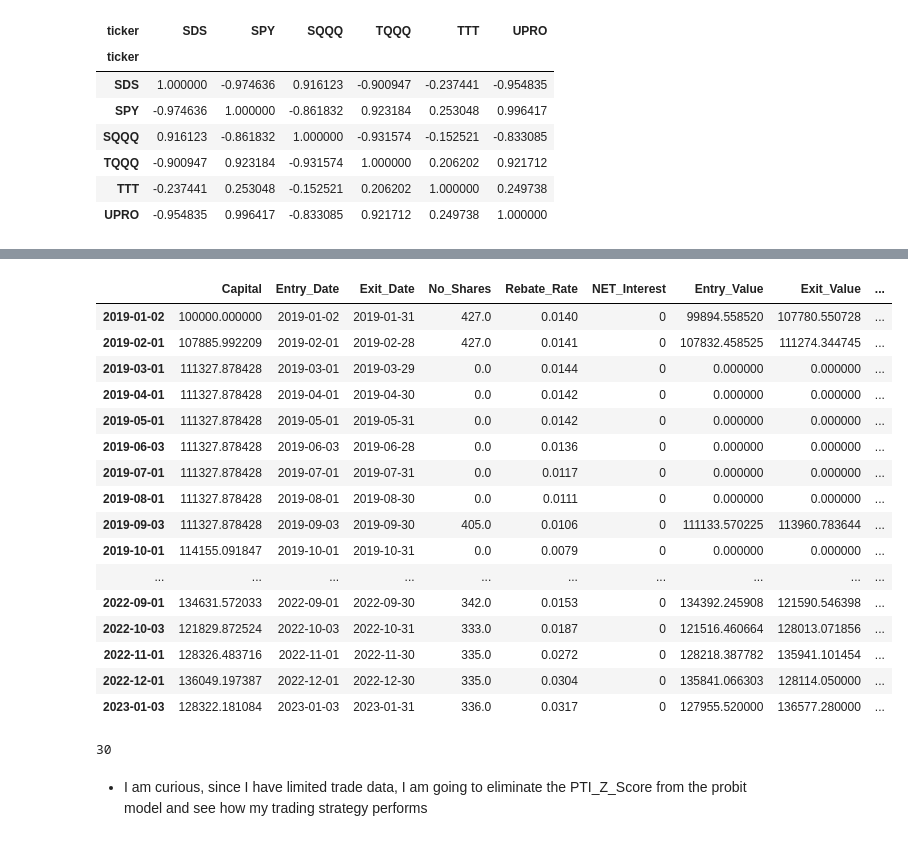
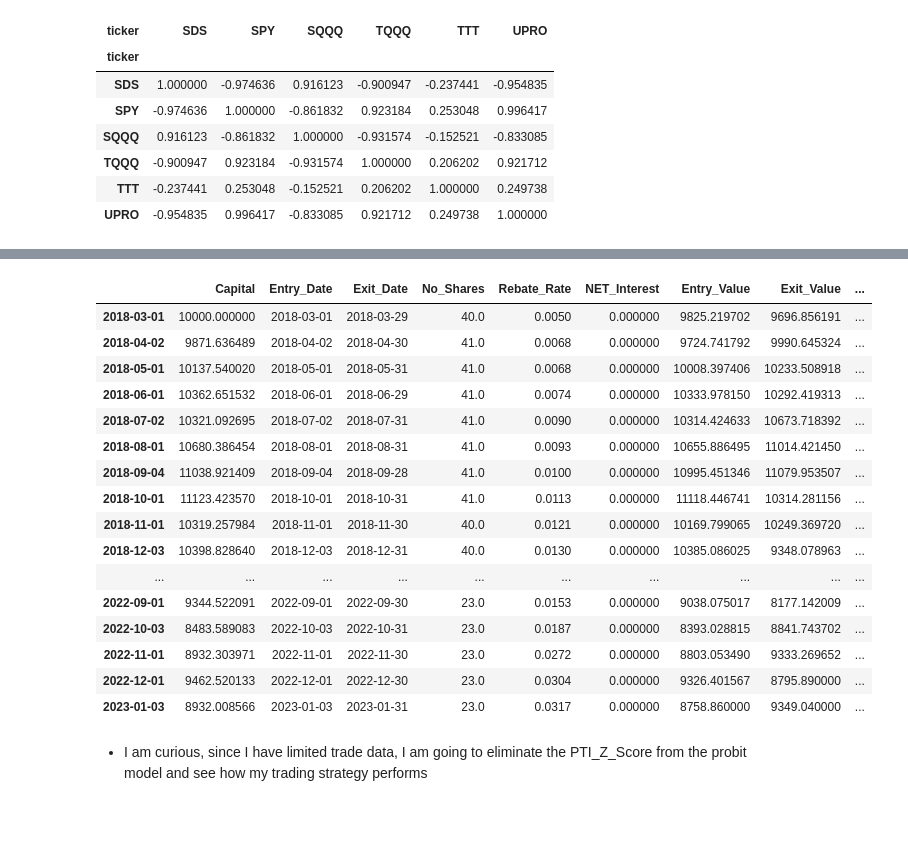
Before and after one commit to dcstein22/economics, a Jupyter notebook: QTSProject_Stein_Version.ipynb, the cells around one changed output, grey strips where cells are left out. Drawn from its saved outputs; the diff is of its cells as text; code cells hidden in the pictures.

```diff
--- a/QTSProject_Stein_Version.ipynb
+++ b/QTSProject_Stein_Version.ipynb
@@ -1323,2 +1254,2 @@ def expanding_probit_model(window: int, df: pd.DataFrame,x_matrix: pd.DataFrame)
 # %%
-expanding = pd.DataFrame(expanding_probit_model(60,probit_matrix, DESIGN_MATRIX), columns=['Expanding_Predicted_Direction'])
+expanding = pd.DataFrame(expanding_probit_model(50,probit_matrix, DESIGN_MATRIX), columns=['Expanding_Predicted_Direction'])
@@ -1325,5 +1260,5 @@ expanding = pd.DataFrame(expanding_probit_model(60,probit_matrix, DESIGN_MATRIX)
 # %%
-expanding['Predicted_Direction'] = expanding.Expanding_Predicted_Direction.apply(probit_filter, threshold = .7)
+expanding['Predicted_Direction'] = expanding.Expanding_Predicted_Direction.apply(probit_filter, threshold = .50)
 # %%
 expanding = expanding.merge(direction_df, left_index=True, right_index=True)
 # %%
@@ -1363,5 +1279,3 @@ dtype: float64
-# %%
-expanding['month_year'] = convert_month_days(expanding)
 # %%
 len(expanding)
 # %% [output]
@@ -1510,7 +1395,7 @@ def probit_trade_strategy(initial_equity: float,forecast_df:pd.DataFrame, price_
                 exit_val = trade_station.loc[entry_date,'Exit_Value']
                 trade_station.loc[entry_date,'PNL'] = (exit_val+net_interest) - entry_val
 
-                trade_station.loc[entry_date,'ROC'] = (exit_val-entry_val)/entry_val
+                trade_station.loc[entry_date,'ROC'] = (exit_val-entry_val)/(-entry_val)
 
                 initial_capital += trade_station.loc[entry_date,'PNL']
 
@@ -1556,27 +1430,23 @@ Name: 2017-01-03 00:00:00, dtype: float64
 # %%
-probit_trade_strategy(100000,expanding,trade_df_cleaned,repo,long_positions_only=True)
+probit_trade_strategy(10000,expanding,trade_df_cleaned,repo,long_positions_only=False)
 # %% [output]
 |  | Capital | Entry_Date | Exit_Date | No_Shares | Rebate_Rate | NET_Interest | Entry_Value | Exit_Value | ... |
-| 2019-01-02 | 100000.000000 | 2019-01-02 | 2019-01-31 | 427.0 | 0.0140 | 0 | 99894.558520 | 107780.550728 | ... |
-| 2019-02-01 | 107885.992209 | 2019-02-01 | 2019-02-28 | 427.0 | 0.0141 | 0 | 107832.458525 | 111274.344745 | ... |
-| 2019-03-01 | 111327.878428 | 2019-03-01 | 2019-03-29 | 0.0 | 0.0144 | 0 | 0.000000 | 0.000000 | ... |
-| 2019-04-01 | 111327.878428 | 2019-04-01 | 2019-04-30 | 0.0 | 0.0142 | 0 | 0.000000 | 0.000000 | ... |
-| 2019-05-01 | 111327.878428 | 2019-05-01 | 2019-05-31 | 0.0 | 0.0142 | 0 | 0.000000 | 0.000000 | ... |
-| 2019-06-03 | 111327.878428 | 2019-06-03 | 2019-06-28 | 0.0 | 0.0136 | 0 | 0.000000 | 0.000000 | ... |
-| 2019-07-01 | 111327.878428 | 2019-07-01 | 2019-07-31 | 0.0 | 0.0117 | 0 | 0.000000 | 0.000000 | ... |
-| 2019-08-01 | 111327.878428 | 2019-08-01 | 2019-08-30 | 0.0 | 0.0111 | 0 | 0.000000 | 0.000000 | ... |
-| 2019-09-03 | 111327.878428 | 2019-09-03 | 2019-09-30 | 405.0 | 0.0106 | 0 | 111133.570225 | 113960.783644 | ... |
-| 2019-10-01 | 114155.091847 | 2019-10-01 | 2019-10-31 | 0.0 | 0.0079 | 0 | 0.000000 | 0.000000 | ... |
+| 2018-03-01 | 10000.000000 | 2018-03-01 | 2018-03-29 | 40.0 | 0.0050 | 0.000000 | 9825.219702 | 9696.856191 | ... |
+| 2018-04-02 | 9871.636489 | 2018-04-02 | 2018-04-30 | 41.0 | 0.0068 | 0.000000 | 9724.741792 | 9990.645324 | ... |
+| 2018-05-01 | 10137.540020 | 2018-05-01 | 2018-05-31 | 41.0 | 0.0068 | 0.000000 | 10008.397406 | 10233.508918 | ... |
+| 2018-06-01 | 10362.651532 | 2018-06-01 | 2018-06-29 | 41.0 | 0.0074 | 0.000000 | 10333.978150 | 10292.419313 | ... |
+| 2018-07-02 | 10321.092695 | 2018-07-02 | 2018-07-31 | 41.0 | 0.0090 | 0.000000 | 10314.424633 | 10673.718392 | ... |
+| 2018-08-01 | 10680.386454 | 2018-08-01 | 2018-08-31 | 41.0 | 0.0093 | 0.000000 | 10655.886495 | 11014.421450 | ... |
+| 2018-09-04 | 11038.921409 | 2018-09-04 | 2018-09-28 | 41.0 | 0.0100 | 0.000000 | 10995.451346 | 11079.953507 | ... |
+| 2018-10-01 | 11123.423570 | 2018-10-01 | 2018-10-31 | 41.0 | 0.0113 | 0.000000 | 11118.446741 | 10314.281156 | ... |
+| 2018-11-01 | 10319.257984 | 2018-11-01 | 2018-11-30 | 40.0 | 0.0121 | 0.000000 | 10169.799065 | 10249.369720 | ... |
+| 2018-12-03 | 10398.828640 | 2018-12-03 | 2018-12-31 | 40.0 | 0.0130 | 0.000000 | 10385.086025 | 9348.078963 | ... |
 | ... | ... | ... | ... | ... | ... | ... | ... | ... | ... |
-| 2022-09-01 | 134631.572033 | 2022-09-01 | 2022-09-30 | 342.0 | 0.0153 | 0 | 134392.245908 | 121590.546398 | ... |
-| 2022-10-03 | 121829.872524 | 2022-10-03 | 2022-10-31 | 333.0 | 0.0187 | 0 | 121516.460664 | 128013.071856 | ... |
-| 2022-11-01 | 128326.483716 | 2022-11-01 | 2022-11-30 | 335.0 | 0.0272 | 0 | 128218.387782 | 135941.101454 | ... |
-| 2022-12-01 | 136049.197387 | 2022-12-01 | 2022-12-30 | 335.0 | 0.0304 | 0 | 135841.066303 | 128114.050000 | ... |
-| 2023-01-03 | 128322.181084 | 2023-01-03 | 2023-01-31 | 336.0 | 0.0317 | 0 | 127955.520000 | 136577.280000 | ... |
+| 2022-09-01 | 9344.522091 | 2022-09-01 | 2022-09-30 | 23.0 | 0.0153 | 0.000000 | 9038.075017 | 8177.142009 | ... |
+| 2022-10-03 | 8483.589083 | 2022-10-03 | 2022-10-31 | 23.0 | 0.0187 | 0.000000 | 8393.028815 | 8841.743702 | ... |
+| 2022-11-01 | 8932.303971 | 2022-11-01 | 2022-11-30 | 23.0 | 0.0272 | 0.000000 | 8803.053490 | 9333.269652 | ... |
+| 2022-12-01 | 9462.520133 | 2022-12-01 | 2022-12-30 | 23.0 | 0.0304 | 0.000000 | 9326.401567 | 8795.890000 | ... |
+| 2023-01-03 | 8932.008566 | 2023-01-03 | 2023-01-31 | 23.0 | 0.0317 | 0.000000 | 8758.860000 | 9349.040000 | ... |
-# %%
-(trade_df_cleaned.loc['2021-12'].index[-1]- trade_df_cleaned.loc['2021-12'].index[0]).days
-# %% [output]
-30
 # %% [markdown]
 - I am curious, since I have limited trade data, I am going to eliminate the PTI_Z_Score from the probit model and see how my trading strategy performs
 # %%
```
Also changed, not shown: parts of 121 cells of this notebook, 2 other files.
